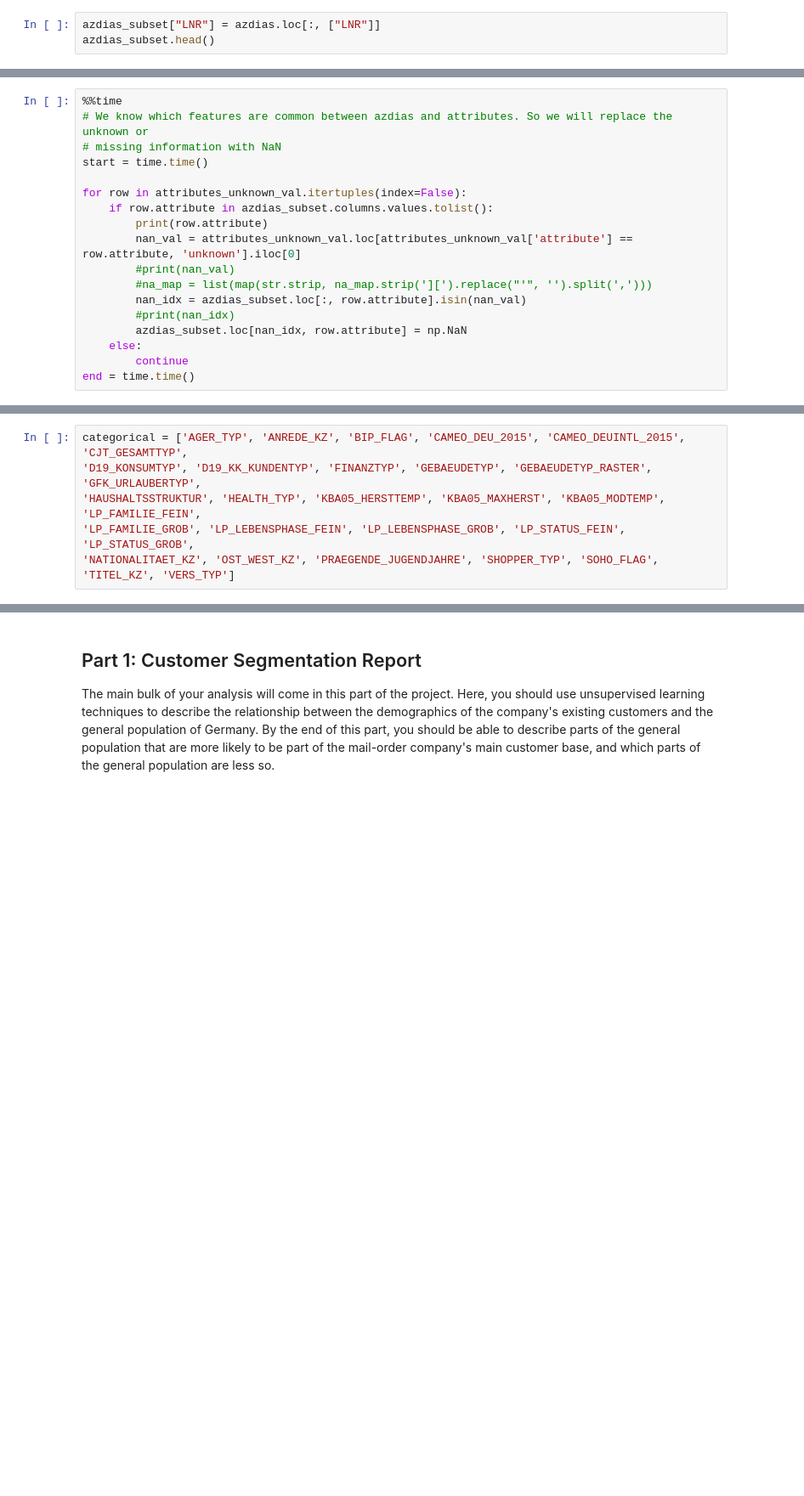
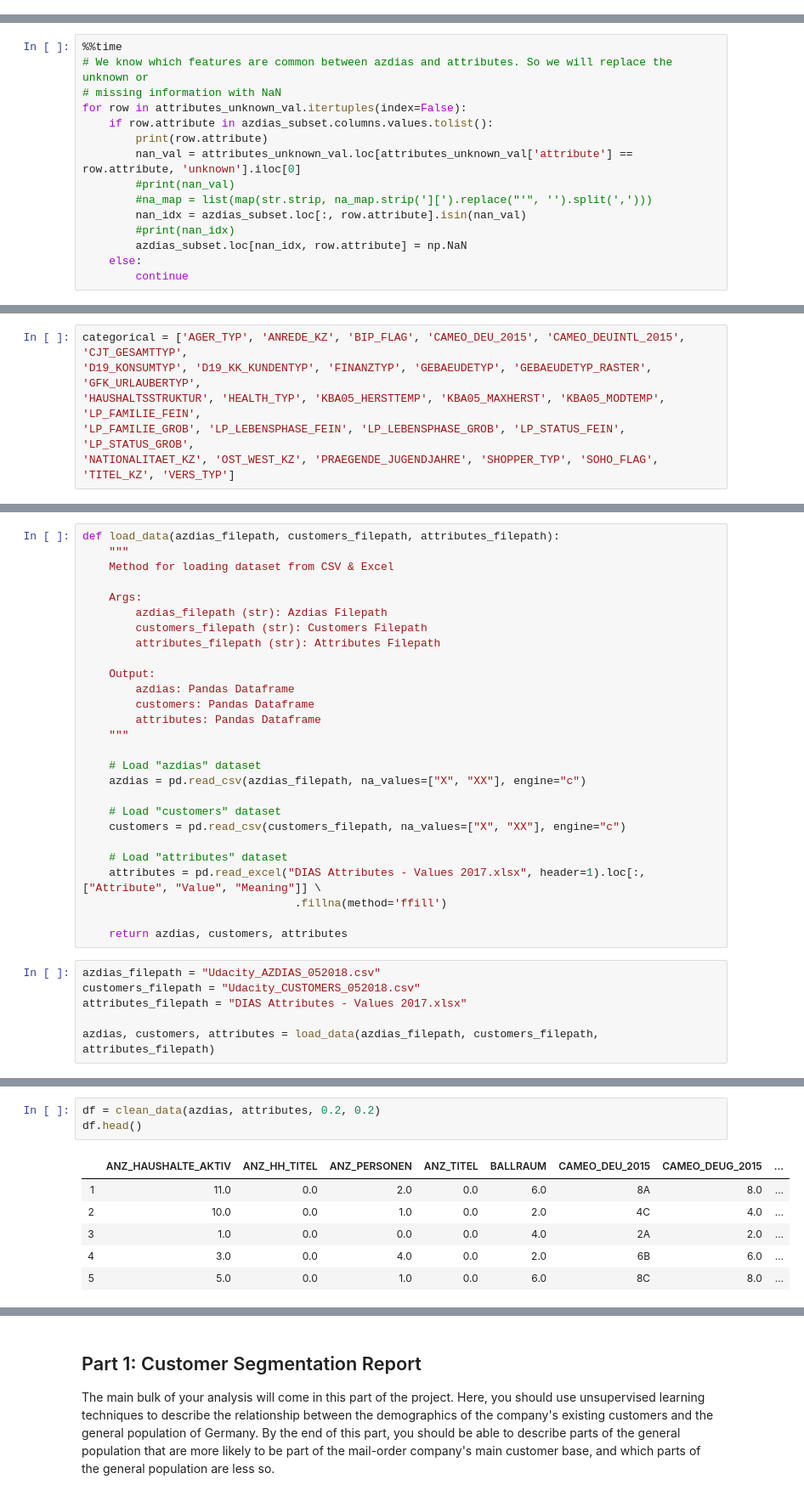
Before and after one commit to rezaabdullah/data_science_portfolio, a Jupyter notebook: capstone/Arvato Project Workbook.ipynb, the cells around one changed output, grey strips where cells are left out. Shown at 85% size. Drawn from its saved outputs; the diff is of its cells as text; blank space fills up the shorter version.

Commit message:
feat: clean_data function added

```diff
--- a/capstone/Arvato Project Workbook.ipynb
+++ b/capstone/Arvato Project Workbook.ipynb
@@ -135,3 +104,0 @@ azdias_subset = azdias[common_features]
-# %%
-azdias_subset["LNR"] = azdias.loc[:, ["LNR"]]
-azdias_subset.head()
@@ -191,8 +134,6 @@ attributes_unknown_val.head()
 %%time
 # We know which features are common between azdias and attributes. So we will replace the unknown or
 # missing information with NaN
-start = time.time()
-
 for row in attributes_unknown_val.itertuples(index=False):
     if row.attribute in azdias_subset.columns.values.tolist():
         print(row.attribute)
@@ -204,4 +145,3 @@ for row in attributes_unknown_val.itertuples(index=False):
         azdias_subset.loc[nan_idx, row.attribute] = np.NaN
     else:
         continue
-end = time.time()
@@ -357,0 +314,33 @@ Name: OST_WEST_KZ, dtype: float64
+# %%
+def load_data(azdias_filepath, customers_filepath, attributes_filepath):
+    """
+    Method for loading dataset from CSV & Excel
+
+    Args:
+        azdias_filepath (str): Azdias Filepath
+        customers_filepath (str): Customers Filepath
+        attributes_filepath (str): Attributes Filepath
+
+    Output:
+        azdias: Pandas Dataframe
+        customers: Pandas Dataframe
+        attributes: Pandas Dataframe
+    """
+
+    # Load "azdias" dataset
+    azdias = pd.read_csv(azdias_filepath, na_values=["X", "XX"], engine="c")
+
+    # Load "customers" dataset
+    customers = pd.read_csv(customers_filepath, na_values=["X", "XX"], engine="c")
+
+    # Load "attributes" dataset
+    attributes = pd.read_excel("DIAS Attributes - Values 2017.xlsx", header=1).loc[:, ["Attribute", "Value", "Meaning"]] \
+                                .fillna(method='ffill')
+
+    return azdias, customers, attributes
+# %%
+azdias_filepath = "Udacity_AZDIAS_052018.csv"
+customers_filepath = "Udacity_CUSTOMERS_052018.csv"
+attributes_filepath = "DIAS Attributes - Values 2017.xlsx"
+
+azdias, customers, attributes = load_data(azdias_filepath, customers_filepath, attributes_filepath)
@@ -357,0 +420,10 @@ Name: OST_WEST_KZ, dtype: float64
+# %%
+df = clean_data(azdias, attributes, 0.2, 0.2)
+df.head()
+# %% [output]
+|  | ANZ_HAUSHALTE_AKTIV | ANZ_HH_TITEL | ANZ_PERSONEN | ANZ_TITEL | BALLRAUM | CAMEO_DEU_2015 | CAMEO_DEUG_2015 | ... |
+| 1 | 11.0 | 0.0 | 2.0 | 0.0 | 6.0 | 8A | 8.0 | ... |
+| 2 | 10.0 | 0.0 | 1.0 | 0.0 | 2.0 | 4C | 4.0 | ... |
+| 3 | 1.0 | 0.0 | 0.0 | 0.0 | 4.0 | 2A | 2.0 | ... |
+| 4 | 3.0 | 0.0 | 4.0 | 0.0 | 2.0 | 6B | 6.0 | ... |
+| 5 | 5.0 | 0.0 | 1.0 | 0.0 | 6.0 | 8C | 8.0 | ... |
```
Also changed, not shown: parts of 55 cells of this notebook.
